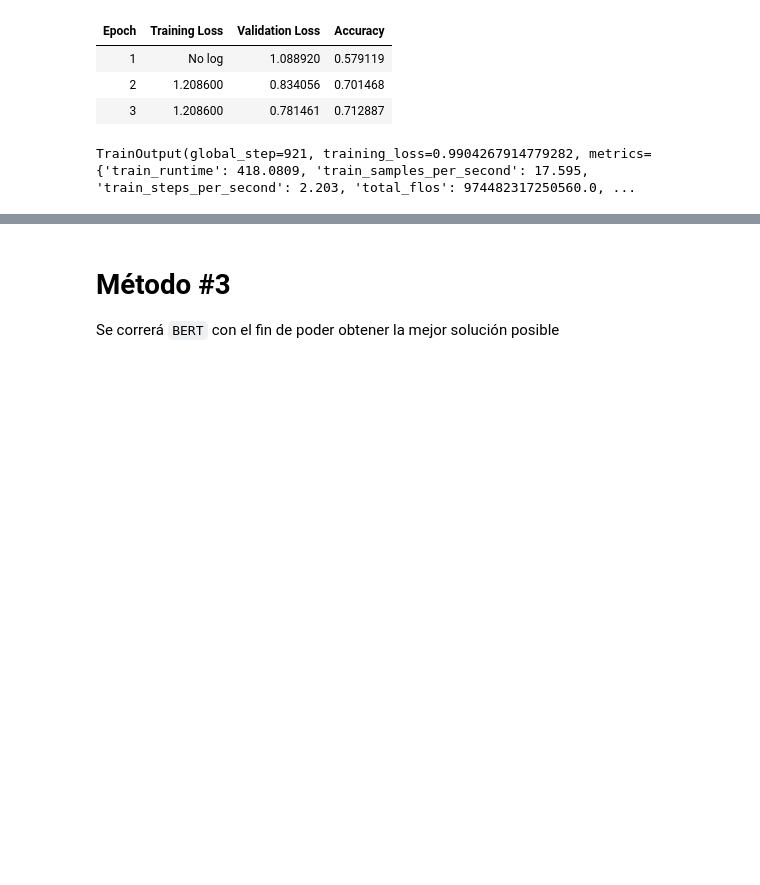
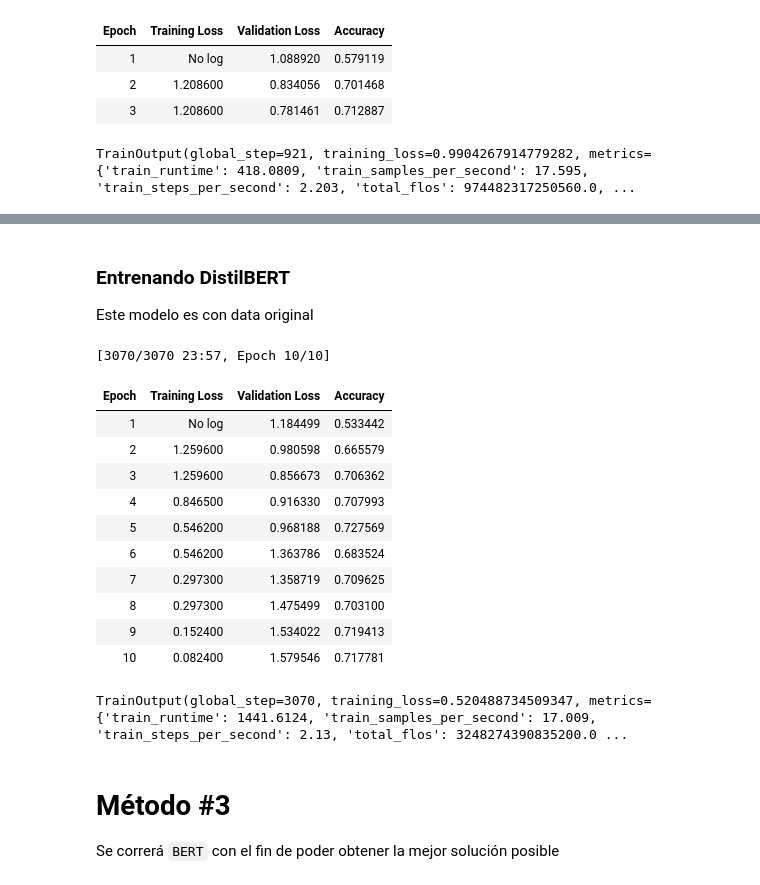
Before and after one commit to candemas97/hgmp-nlp-project, a Jupyter notebook: entregas/entrega2/clasificacion_lexica/bert/main_bert.ipynb, the cells around one changed output, grey strips where cells are left out. Saved outputs shown, nothing was run; the diff lists cells and outputs as text; code cells hidden in the pictures; blank space fills up the shorter version.

Commit message:
Final BERT y DistilBERT 🅱️

```diff
--- a/entregas/entrega2/clasificacion_lexica/bert/main_bert.ipynb
+++ b/entregas/entrega2/clasificacion_lexica/bert/main_bert.ipynb
@@ -453,3 +538,45 @@ TrainOutput(global_step=921, training_loss=0.9904267914779282, metrics={'train_r
+# %%
+import numpy as np
+import evaluate
+
+metric = evaluate.load("accuracy")
+# %%
+def compute_metrics(eval_pred):
+    logits, labels = eval_pred
+    predictions = np.argmax(logits, axis=-1)
+    return metric.compute(predictions=predictions, references=labels)
+# %%
+from transformers import TrainingArguments, Trainer
+
+training_args = TrainingArguments(output_dir="test_trainer", evaluation_strategy="epoch", num_train_epochs=10)
+# %% [markdown]
+### **Entrenando DistilBERT**
+
+Este modelo es con data original
+# %%
+trainer = Trainer(
+    model=model,
+    args=training_args,
+    train_dataset=tokenized_datasets["train"],
+    eval_dataset=tokenized_datasets["test"],
+    compute_metrics=compute_metrics,
+)
+# %%
+trainer.train()
+# %% [output]
+[3070/3070 23:57, Epoch 10/10]
+| Epoch | Training Loss | Validation Loss | Accuracy |
+| 1 | No log | 1.184499 | 0.533442 |
+| 2 | 1.259600 | 0.980598 | 0.665579 |
+| 3 | 1.259600 | 0.856673 | 0.706362 |
+| 4 | 0.846500 | 0.916330 | 0.707993 |
+| 5 | 0.546200 | 0.968188 | 0.727569 |
+| 6 | 0.546200 | 1.363786 | 0.683524 |
+| 7 | 0.297300 | 1.358719 | 0.709625 |
+| 8 | 0.297300 | 1.475499 | 0.703100 |
+| 9 | 0.152400 | 1.534022 | 0.719413 |
+| 10 | 0.082400 | 1.579546 | 0.717781 |
+TrainOutput(global_step=3070, training_loss=0.520488734509347, metrics={'train_runtime': 1441.6124, 'train_samples_per_second': 17.009, 'train_steps_per_second': 2.13, 'total_flos': 3248274390835200.0 ...
 # %% [markdown]
 # **Método \#3**
 
```
Also changed, not shown: parts of 75 cells of this notebook.
